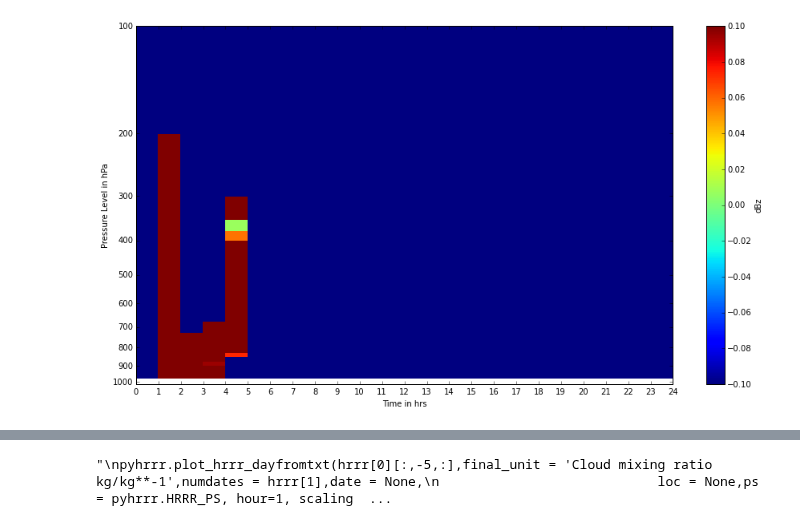
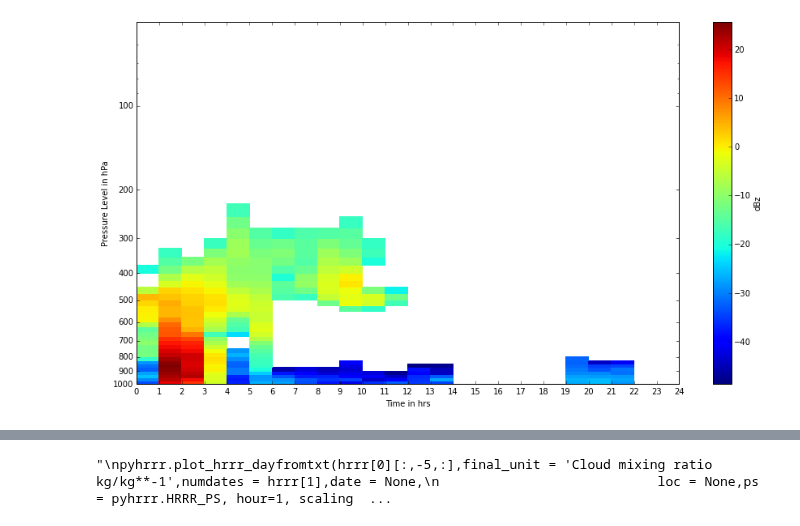
Before and after one commit to EVS-ATMOS/HRRR, a Jupyter notebook: notebooks/Data Analysis.ipynb, the cells around one changed output, grey strips where cells are left out. Drawn from its saved outputs; the diff is of its cells as text; code cells hidden in the pictures.

```diff
--- a/notebooks/Data Analysis.ipynb
+++ b/notebooks/Data Analysis.ipynb
@@ -9,6 +10,6 @@ import numpy as np
 %matplotlib inline
 # %%
-date = datetime.datetime(2014,6,3) #change for date
+date = datetime.datetime(2014,6,25) #change for date
 # %%
 radar_directory = '/data/san_store/radar_txt'
 hrrr_directory = '/data/san_store/hrrr_txt'
@@ -22,9 +23,44 @@ hrrr = json.load(hrrrf)
 os.chdir(radar_directory)
 radarf = open(radar_string,'r')
 radar = json.load(radarf)
+
 hrrr[0] = np.array(hrrr[0])
+heights = radar[2]
+snr = np.array(radar[1])
 #ind = hrrr[2].index() #change for parameter
 hrrr_data = np.array(hrrr[0][:,-5,:])+np.array(hrrr[0][:,-4,:])+np.array(hrrr[0][:,-3,:])+np.array(hrrr[0][:,-2,:])+np.array(hrrr[0][:,-1,:])
-hrrr_data = np.array(hrrr_data)
+press_index = pyhrrr.HRRR_PS.tolist().index(800)
 #hrrr_c = hrrr_data[:,ind]
-radar = np.array(radar[0])
+radar_data = np.array(radar[0])
+
+
+radar_m = pyhrrr.filter_mask(radar_data,snr,-14)
+radar_i = pyhrrr.filter_mask(radar_data,snr,-14)
+
+ceil_pres = np.interp(radar[2],radar[3],np.array(pyhrrr.HRRR_PS))
+
+#import bisect
+#ceil_inds = []
+#for i in ceil_pres:
+    #ceil_inds.append(bisect.bisect_left(pyhrrr.HRRR_PS.tolist(),i))
+
+for k in range(radar_data.shape[0]):
+    if radar[2][k] == 2000.:
+        radar_m[k,:] = np.ma.masked_where(radar_m[k,:]!=-5000,radar_m[k,:])
+    #else:
+        #pass
+        #c_ind = ceil_inds[k]
+        #temp = radar_m[k,0:c_ind+1]
+        #temp2 = radar_m[k,c_ind+1::]
+        #radar_m[k,0:c_ind+1,] = np.ma.masked_where(temp<-5000,temp)
+        #radar_m[k,c_ind+1::] = np.ma.array(temp2)
+
+
+radar_m = np.ma.masked_where(radar_m==-np.inf,radar_m)
+
+
+radar_i = np.ma.masked_where(radar_i==-np.inf,radar_i)
+
+
+hrrr_data_m = pyhrrr.filter_mask(hrrr_data,hrrr_data,10**-5)
+rh_m = pyhrrr.filter_mask(hrrr[0][:,2,:],hrrr[0][:,2,:],80)
@@ -51,6 +113,6 @@ Average Rain Rate: 2.15599 mm/hr, 0.00848813496532 in/hr
 # %%
-pyhrrr.plot_hrrr_dayfromtxt(radar,final_unit = 'dBz',date = None,loc = None,ps = pyhrrr.HRRR_PS[2:40], hour=1, scaling = 1,
+pyhrrr.plot_hrrr_dayfromtxt(radar_m,final_unit = 'dBz',date = None,loc = None,ps = pyhrrr.HRRR_PS[1:40], hour=1, scaling = 1,
                             figsize = [15,8])
 # %% [output]
-[figure, old version]
+[figure, new version]
 # %%
```
Also changed, not shown: parts of 8 cells of this notebook, 2 other files.
